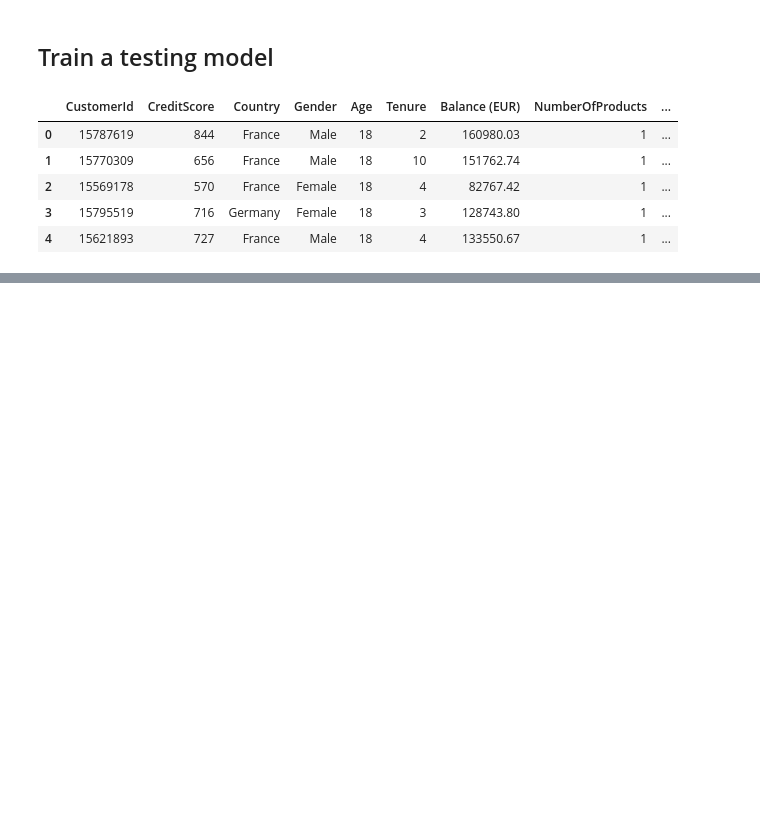
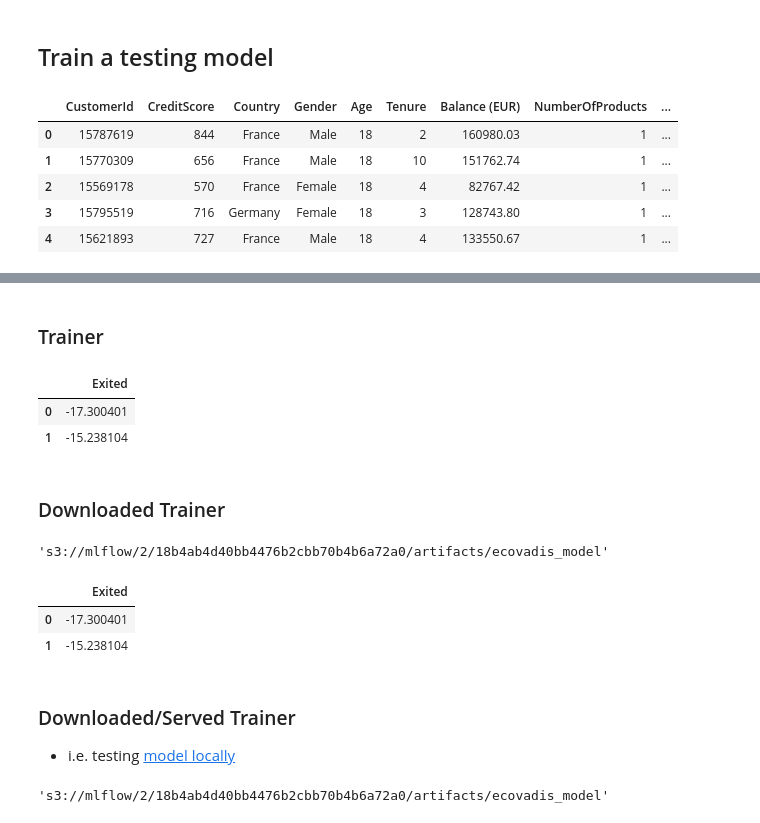
Before and after one commit to 5uperpalo/churnpred, a Jupyter notebook: docs/site/notebooks/04_model_training_pipeline.ipynb, the cells around one changed output, grey strips where cells are left out. Cells and saved outputs as stored; diff of their text form; code cells hidden in the pictures; blank space fills up the shorter version.

Commit message:
added mlflow

```diff
--- a/docs/site/notebooks/04_model_training_pipeline.ipynb
+++ b/docs/site/notebooks/04_model_training_pipeline.ipynb
@@ -148,8 +149,8 @@ Training until validation scores don't improve for 50 rounds
 ... (63 outputs left out)
 # %%
 # save/load trainer
-dill_dump("data/model/lgbm_trainer.dill", trainer)
-trainer = dill_load("data/model/lgbm_trainer.dill")
+dill_dump("lgbm_trainer.dill", trainer)
+trainer = dill_load("lgbm_trainer.dill")
 # %%
 pprint(metrics_dict)
 # %% [output]
@@ -192,0 +331,14 @@ pprint(trainer.compute_metrics(df_test, with_dynamic_binary_threshold=True))
+# %% [markdown]
+### Trainer
+# %%
+trainer.predict(df=df_pd.iloc[:2].drop(columns=["Exited"]), context={})
+# %% [output]
+|  | Exited |
+| 0 | -17.300401 |
+| 1 | -15.238104 |
+# %% [markdown]
+### Downloaded Trainer
+# %%
+model_uri
+# %% [output]
+'s3://mlflow/2/18b4ab4d40bb4476b2cbb70b4b6a72a0/artifacts/ecovadis_model'
@@ -192,0 +347,13 @@ pprint(trainer.compute_metrics(df_test, with_dynamic_binary_threshold=True))
+# %%
+loaded_trainer.predict(df_pd.iloc[:2].drop(columns=["Exited"]))
+# %% [output]
+|  | Exited |
+| 0 | -17.300401 |
+| 1 | -15.238104 |
+# %% [markdown]
+### Downloaded/Served Trainer
+* i.e. testing [model locally](https://mlflow.org/docs/latest/deployment/deploy-model-to-kubernetes/tutorial.html?highlight=kserve#step-6-testing-model-serving-locally)
+# %%
+model_uri
+# %% [output]
+'s3://mlflow/2/18b4ab4d40bb4476b2cbb70b4b6a72a0/artifacts/ecovadis_model'
```
Also changed, not shown: parts of 19 cells of this notebook, 21 other files.
